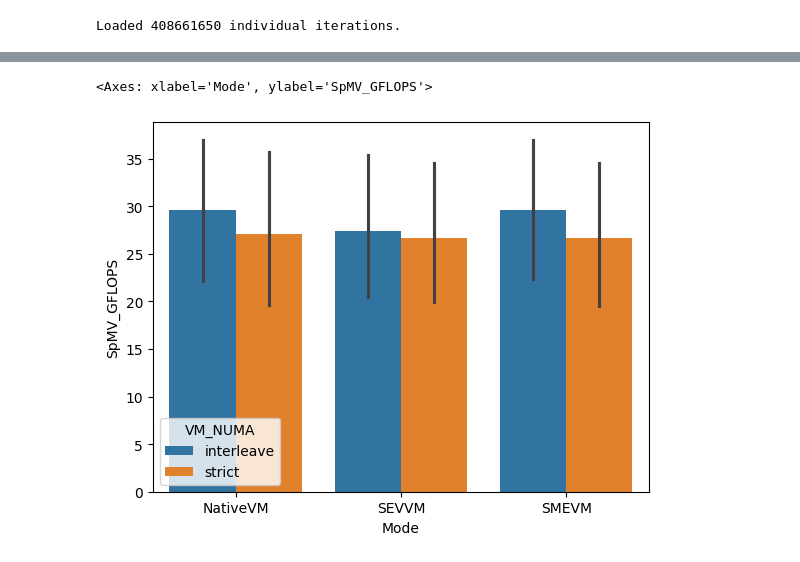
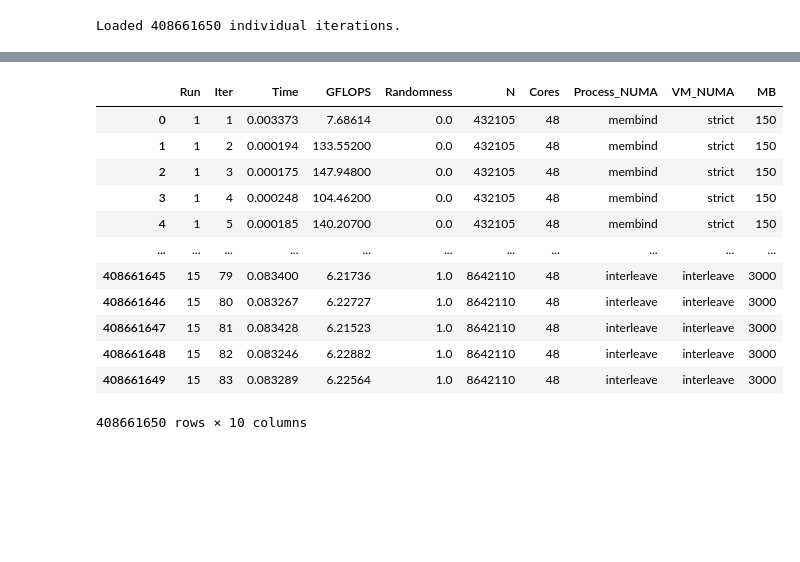
Before and after one commit to engelsm/MA-bench-framework, a Jupyter notebook: benchmark/spmv/analysis.ipynb, the cells around one changed output, grey strips where cells are left out. Drawn from its saved outputs; the diff is of its cells as text; code cells hidden in the pictures; blank space fills up the shorter version.

```diff
--- a/benchmark/spmv/analysis.ipynb
+++ b/benchmark/spmv/analysis.ipynb
@@ -63,0 +137,34 @@ Loaded 480 cleaned configurations.
+# %%
+# fully cleaned data
+df = (
+    df_clean
+    .groupby(config_cols)[metrics]
+    .mean()
+    .reset_index()
+)
+
+def get_mb(n, randomness):
+    r_str = str(randomness).replace('.', '-')
+    f_path = os.path.join(matrix_path, f"{r_str}_N{int(n)}.bin")
+    try:
+        return round(os.path.getsize(f_path) / (1024**2))
+    except: return None
+
+df['N'] = df['Matrix'].str.extract(r'N(\d+)').fillna(0).astype(int)
+r = df['Matrix'].str.extract(r'(\d)-(\d)')
+df['Randomness'] = (r[0] + "." + r[1]).astype(float).fillna(0.0)
+df['MB'] = df.apply(lambda row: get_mb(row['N'], row['Randomness']), axis=1).astype('Int64')
+k = 30  # nnz per row
+#2 operations per non-zero element (multiply and add)
+# TODO: the cpp gflops were calculated wrong, delete everything regarding that
+df['SpMV_GFLOPS'] = ( 2 * k * df['N']) / ( (df['SpMV_Time'] / df['Iterations']) * 1e9)
+#based on 32MB L3 per 8 cores
+L3_size = {
+    1: 32,
+    8: 32,
+    24: 96,
+    48: 192,
+}
+df['L3_fit'] = df['MB'] >= df['Cores'].map(L3_size)
+
+df.head()
@@ -80,6 +237,4 @@ df
 # %%
-# --- 4. Load Iteration Detail ---
-# This takes ~1-2 minutes
 iter_list = []
 
 for label, base_path in main_folder.items():
@@ -92,16 +247,17 @@ for label, base_path in main_folder.items():
 
         if os.path.exists(csv_p) and match:
             it_df = pd.read_csv(csv_p)
-            it_df = apply_metadata(it_df, label)
 
             it_df['Randomness'] = float(match.group(1).replace('-', '.'))
             it_df['N'] = int(match.group(2))
             it_df['Cores'] = int(match.group(3))
             it_df['Process_NUMA'] = match.group(4)
+            it_df['VM_NUMA'] = "interleave" if "interleave" in label else "strict"
             it_df['MB'] = get_mb(it_df['N'].iloc[0], it_df['Randomness'].iloc[0])
 
             iter_list.append(it_df)
 
+# This takes ~1-2 minutes
 df_iters = pd.concat(iter_list, ignore_index=True) if iter_list else pd.DataFrame()
 print(f"Loaded {len(df_iters)} individual iterations.")
 # %% [output]
@@ -125,5 +264,0 @@ Loaded 408661650 individual iterations.
-# %%
-sns.barplot(data=df, x='Mode', y='SpMV_GFLOPS', hue='VM_NUMA')
-# %% [output]
-<Axes: xlabel='Mode', ylabel='SpMV_GFLOPS'>
-[figure, removed]
@@ -201,0 +265,16 @@ plot_overhead_grid(df_sev_int, "SEVVM Interleave vs NativeVM Interleave Overhead
+# %%
+df_iters
+# %% [output]
+|  | Run | Iter | Time | GFLOPS | Randomness | N | Cores | Process_NUMA | VM_NUMA | MB |
+| 0 | 1 | 1 | 0.003373 | 7.68614 | 0.0 | 432105 | 48 | membind | strict | 150 |
+| 1 | 1 | 2 | 0.000194 | 133.55200 | 0.0 | 432105 | 48 | membind | strict | 150 |
+| 2 | 1 | 3 | 0.000175 | 147.94800 | 0.0 | 432105 | 48 | membind | strict | 150 |
+| 3 | 1 | 4 | 0.000248 | 104.46200 | 0.0 | 432105 | 48 | membind | strict | 150 |
+| 4 | 1 | 5 | 0.000185 | 140.20700 | 0.0 | 432105 | 48 | membind | strict | 150 |
+| ... | ... | ... | ... | ... | ... | ... | ... | ... | ... | ... |
+| 408661645 | 15 | 79 | 0.083400 | 6.21736 | 1.0 | 8642110 | 48 | interleave | interleave | 3000 |
+| 408661646 | 15 | 80 | 0.083267 | 6.22727 | 1.0 | 8642110 | 48 | interleave | interleave | 3000 |
+| 408661647 | 15 | 81 | 0.083428 | 6.21523 | 1.0 | 8642110 | 48 | interleave | interleave | 3000 |
+| 408661648 | 15 | 82 | 0.083246 | 6.22882 | 1.0 | 8642110 | 48 | interleave | interleave | 3000 |
+| 408661649 | 15 | 83 | 0.083289 | 6.22564 | 1.0 | 8642110 | 48 | interleave | interleave | 3000 |
+408661650 rows × 10 columns
```
Also changed, not shown: parts of 9 cells of this notebook.
